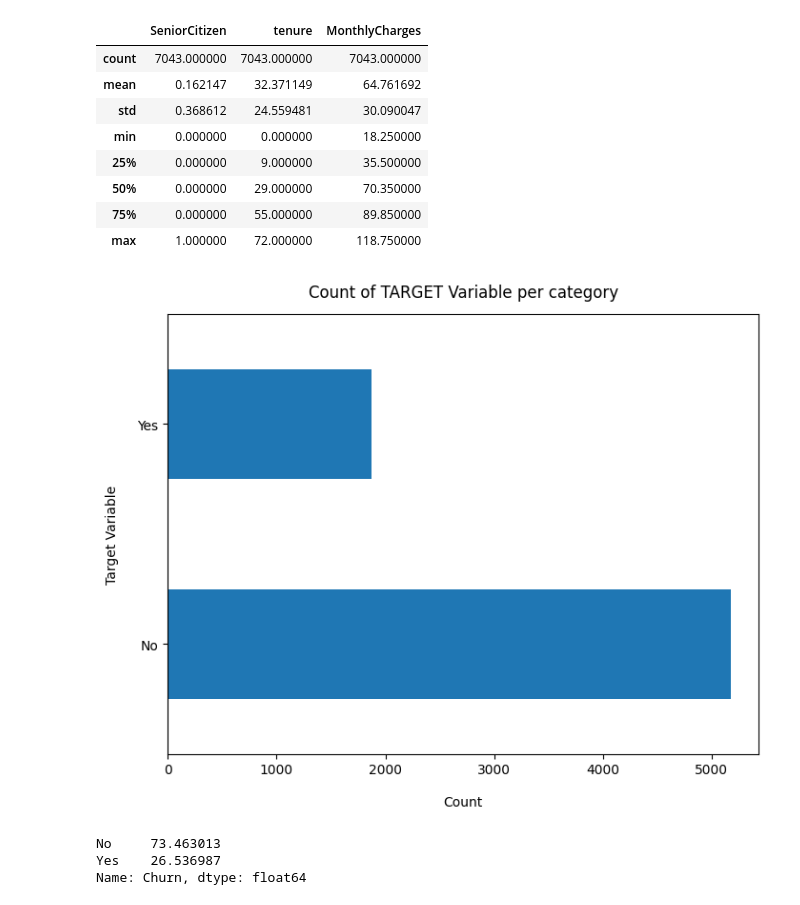
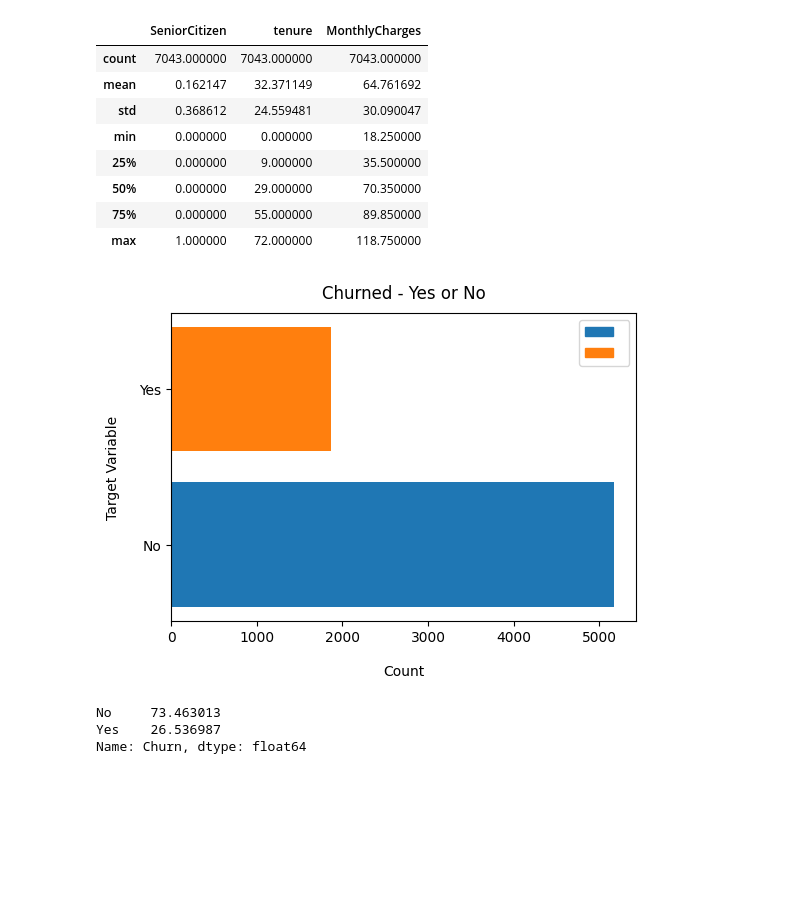
Before and after one commit to saisrigundam/GB_656_Machine_Learning, a Jupyter notebook: CustomerChurnPrediction.ipynb, the cells around one changed output. Saved outputs shown, nothing was run; the diff lists cells and outputs as text; code cells hidden in the pictures; blank space fills up the shorter version.

```diff
--- a/CustomerChurnPrediction.ipynb
+++ b/CustomerChurnPrediction.ipynb
@@ -74,13 +74,27 @@ telco_base_data.describe()
 | 50% | 0.000000 | 29.000000 | 70.350000 |
 | 75% | 0.000000 | 55.000000 | 89.850000 |
 | max | 1.000000 | 72.000000 | 118.750000 |
-# %%
-telco_base_data['Churn'].value_counts().plot(kind='barh', figsize=(8, 6))
-plt.xlabel("Count", labelpad=14)
-plt.ylabel("Target Variable", labelpad=14)
-plt.title("Count of TARGET Variable per category", y=1.02);
-# %% [output]
-[figure, removed]
+# %%
+import matplotlib.pyplot as plt
+
+# Count of churned customers
+churn_counts = telco_base_data['Churn'].value_counts()
+
+# Plotting the count of churned customers with different colors
+plt.figure(figsize=(6, 4))
+bars = plt.barh(churn_counts.index, churn_counts, color=['#1f77b4', '#ff7f0e'])  # Assigning colors
+plt.xlabel("Count", labelpad=14)
+plt.ylabel("Target Variable", labelpad=14)
+plt.title("Churned - Yes or No", y=1.02)
+
+# Customizing legend colors
+legend_colors = {'Yes': '#ff7f0e', 'No': '#1f77b4'}
+plt.legend(handles=[plt.Rectangle((0,0),1,1, color=legend_colors[label]) for label in churn_counts.index])
+
+# Show the plot
+plt.show()
+# %% [output]
+[figure, added]
 # %%
 100*telco_base_data['Churn'].value_counts()/len(telco_base_data['Churn'])
 # %% [output]
```
